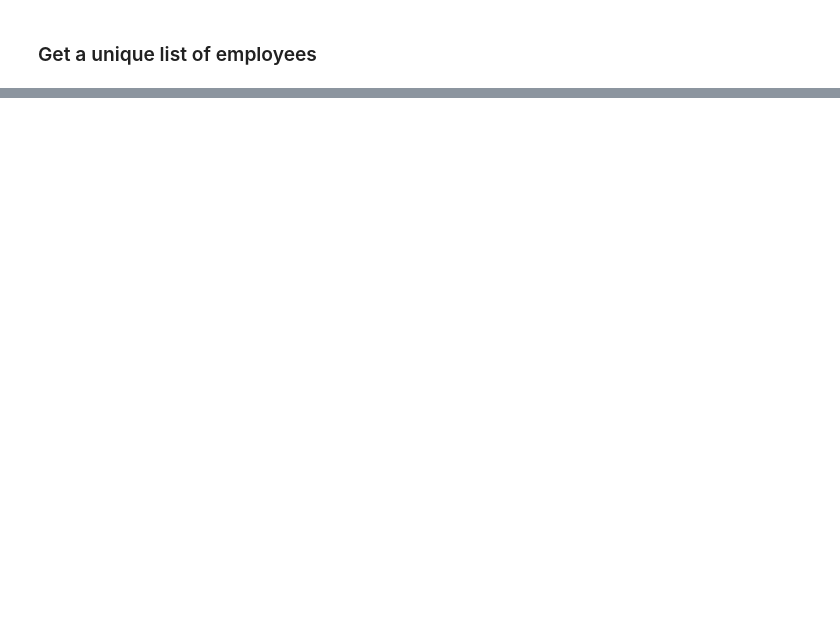
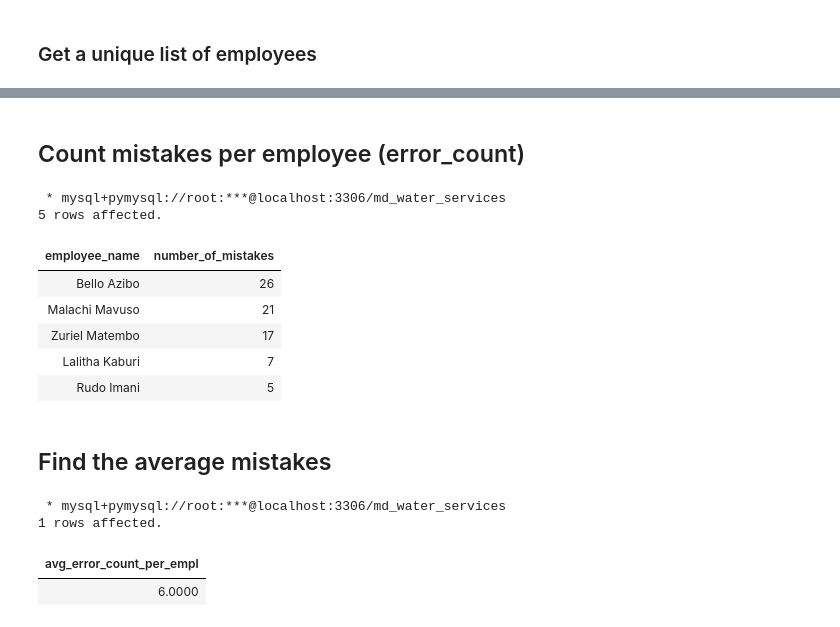
Before and after one commit to hendrybones/Water-distribution-project-, a Jupyter notebook: Water project part 3.ipynb, the cells around one changed output, grey strips where cells are left out. Saved outputs shown, nothing was run; the diff lists cells and outputs as text; code cells hidden in the pictures; blank space fills up the shorter version.

```diff
--- a/Water project part 3.ipynb
+++ b/Water project part 3.ipynb
@@ -343,0 +399,42 @@ FROM Incorrect_records;]
+# %% [markdown]
+## Count mistakes per employee (error_count)
+# %%
+%%sql
+WITH error_count AS (
+    SELECT
+        employee_name,
+        COUNT(*) AS number_of_mistakes
+    FROM Incorrect_records
+    GROUP BY employee_name
+)
+SELECT *
+FROM error_count
+ORDER BY number_of_mistakes DESC
+LIMIT 5;
+# %% [output]
+ * mysql+pymysql://root:***@localhost:3306/md_water_services
+5 rows affected.
+| employee_name | number_of_mistakes |
+| Bello Azibo | 26 |
+| Malachi Mavuso | 21 |
+| Zuriel Matembo | 17 |
+| Lalitha Kaburi | 7 |
+| Rudo Imani | 5 |
+# %% [markdown]
+## Find the average mistakes
+# %%
+%%sql
+WITH error_count AS (
+    SELECT
+        employee_name,
+        COUNT(*) AS number_of_mistakes
+    FROM Incorrect_records
+    GROUP BY employee_name
+)
+SELECT AVG(number_of_mistakes) AS avg_error_count_per_empl
+FROM error_count;
+# %% [output]
+ * mysql+pymysql://root:***@localhost:3306/md_water_services
+1 rows affected.
+| avg_error_count_per_empl |
+| 6.0000 |
```
Also changed, not shown: parts of 18 cells of this notebook.
